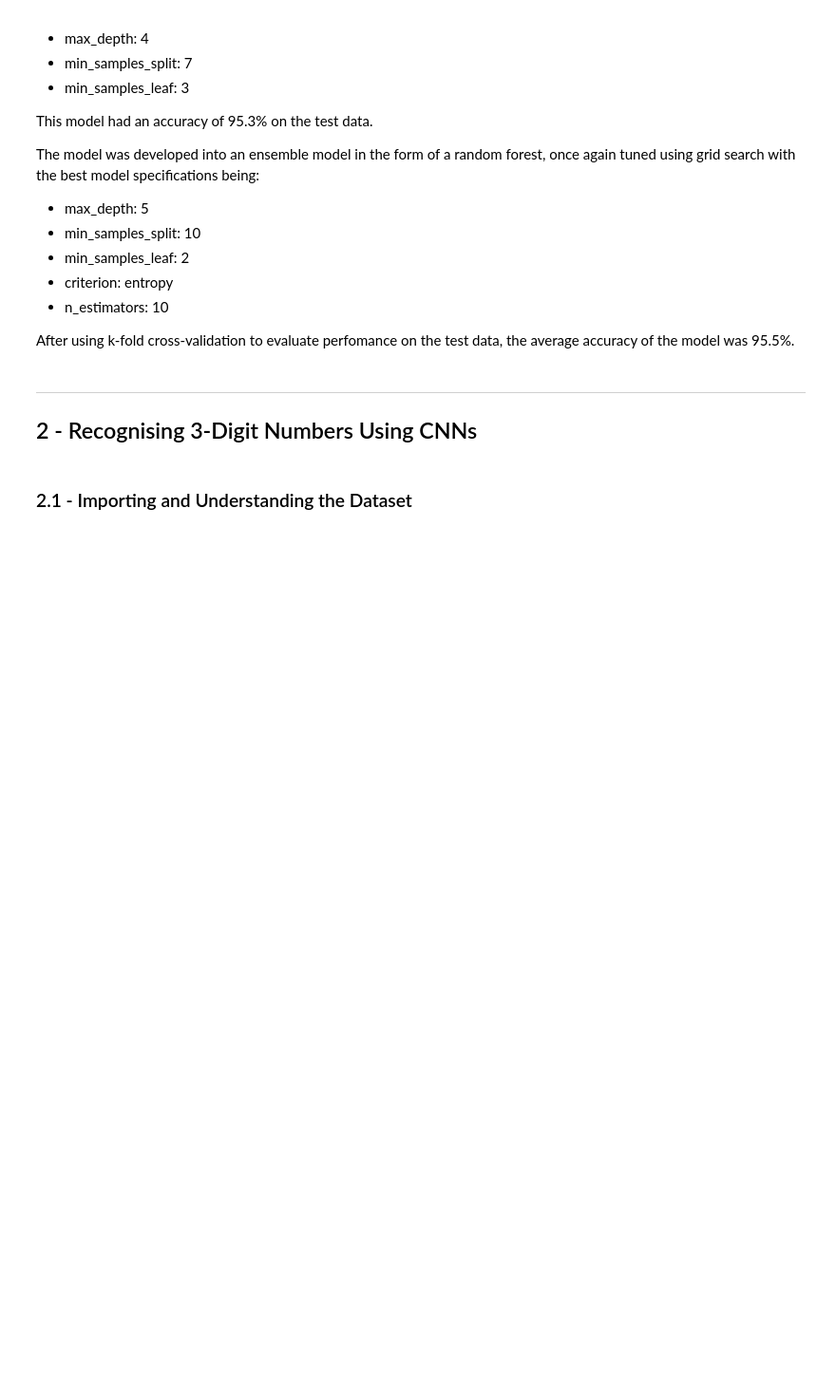
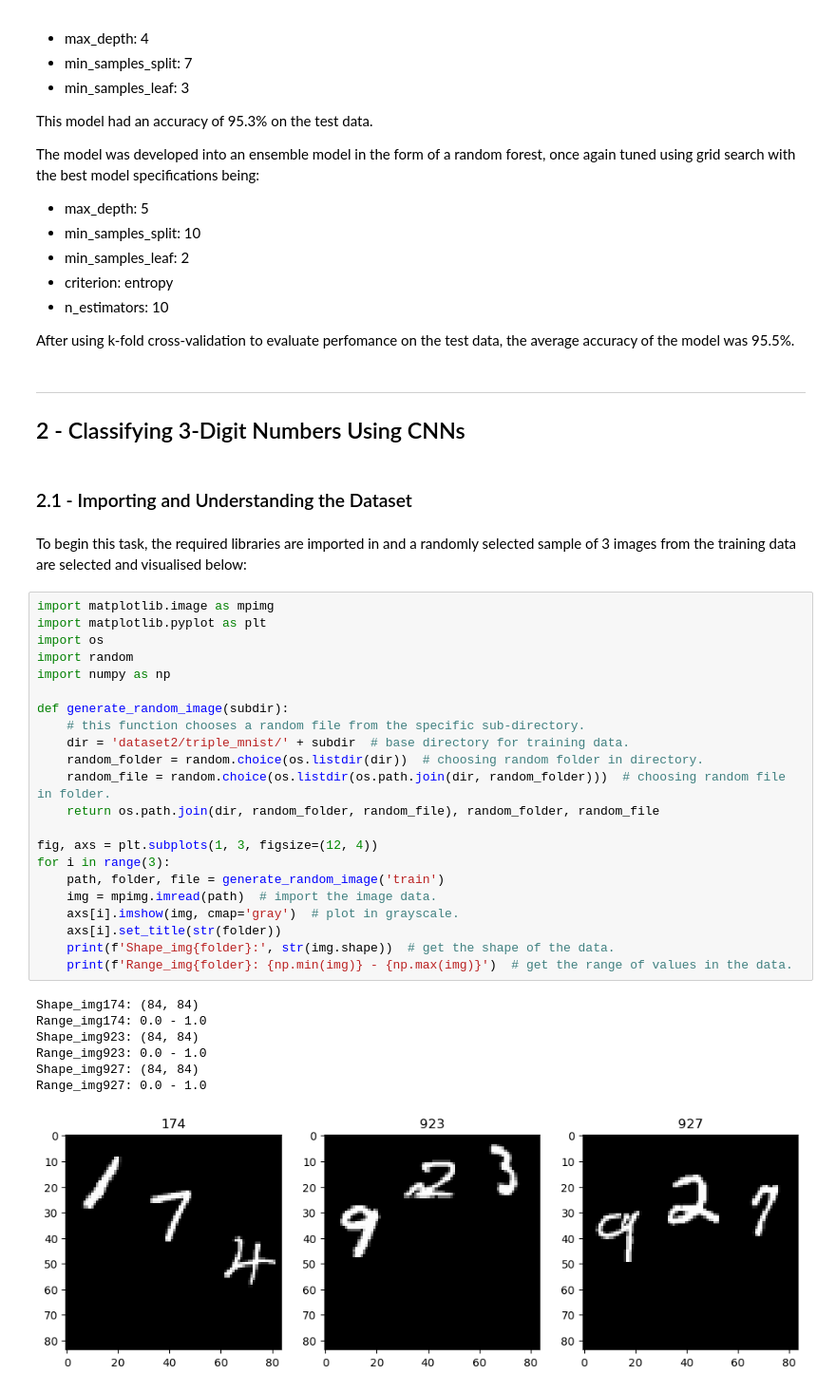
Before and after one commit to engmohamedsalah/AIMaster-MachineLearningDeepLearning, a Jupyter notebook: Submission_Notebook.ipynb, the cells around one changed output. Shown at 95% size. Saved outputs shown, nothing was run; the diff lists cells and outputs as text; blank space fills up the shorter version.

Commit message:
working on task 2 notebook

```diff
--- a/Submission_Notebook.ipynb
+++ b/Submission_Notebook.ipynb
@@ -394,6 +398,38 @@ The model was developed into an ensemble model in the form of a random forest, o
 After using k-fold cross-validation to evaluate perfomance on the test data, the average accuracy of the model was 95.5%.
 # %% [markdown]
 ***
-## 2 - Recognising 3-Digit Numbers Using CNNs
+## 2 - Classifying 3-Digit Numbers Using CNNs
 # %% [markdown]
 ### 2.1 - Importing and Understanding the Dataset
+# %% [markdown]
+To begin this task, the required libraries are imported in and a randomly selected sample of 3 images from the training data are selected and visualised below:
+# %%
+import matplotlib.image as mpimg
+import matplotlib.pyplot as plt
+import os
+import random
+import numpy as np
+
+def generate_random_image(subdir):
+    # this function chooses a random file from the specific sub-directory.
+    dir = 'dataset2/triple_mnist/' + subdir  # base directory for training data.
+    random_folder = random.choice(os.listdir(dir))  # choosing random folder in directory.
+    random_file = random.choice(os.listdir(os.path.join(dir, random_folder)))  # choosing random file in folder.
+    return os.path.join(dir, random_folder, random_file), random_folder, random_file
+
+fig, axs = plt.subplots(1, 3, figsize=(12, 4))
+for i in range(3):
+    path, folder, file = generate_random_image('train')
+    img = mpimg.imread(path)  # import the image data.
+    axs[i].imshow(img, cmap='gray')  # plot in grayscale.
+    axs[i].set_title(str(folder))
+    print(f'Shape_img{folder}:', str(img.shape))  # get the shape of the data.
+    print(f'Range_img{folder}: {np.min(img)} - {np.max(img)}')  # get the range of values in the data.
+# %% [output]
+Shape_img174: (84, 84)
+Range_img174: 0.0 - 1.0
+Shape_img923: (84, 84)
+Range_img923: 0.0 - 1.0
+Shape_img927: (84, 84)
+Range_img927: 0.0 - 1.0
+[figure, added]
```
Also changed, not shown: parts of 31 cells of this notebook.
